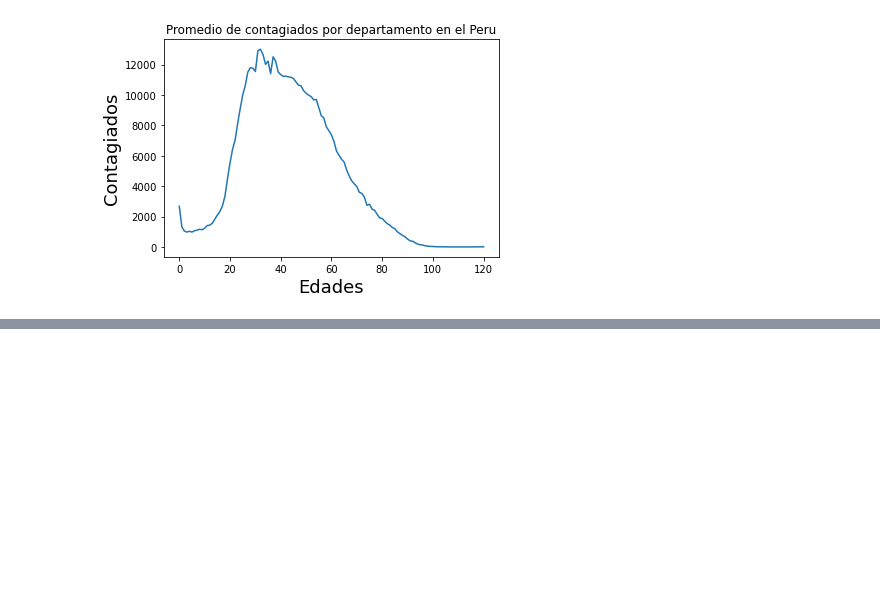
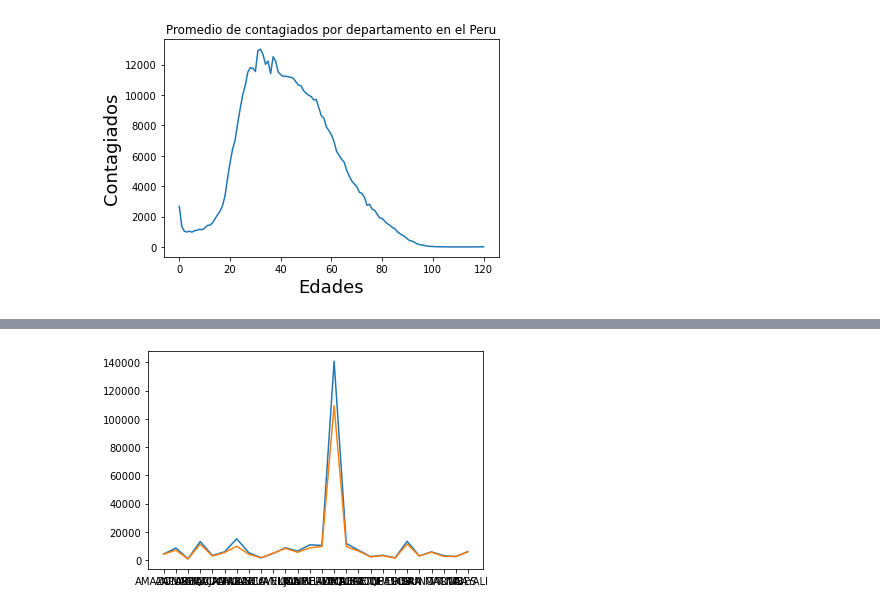
Before and after one commit to KlausM23/EDA-Covid-Peru, a Jupyter notebook: notebooks/analisis_inicial.ipynb, the cells around one changed output, grey strips where cells are left out. Cells and saved outputs as stored; diff of their text form; code cells hidden in the pictures; blank space fills up the shorter version.

```diff
--- a/notebooks/analisis_inicial.ipynb
+++ b/notebooks/analisis_inicial.ipynb
@@ -164,0 +256,6 @@ plt.show()
+# %%
+plt.plot(conta_gen_depar_mas['DEPARTAMENTO'], conta_gen_depar_mas['CONTAGIOS'])
+plt.plot(conta_gen_depar_fem['DEPARTAMENTO'], conta_gen_depar_fem['CONTAGIOS'])
+plt.show()
+# %% [output]
+[figure, added]
```
Also changed, not shown: parts of 8 cells of this notebook.
